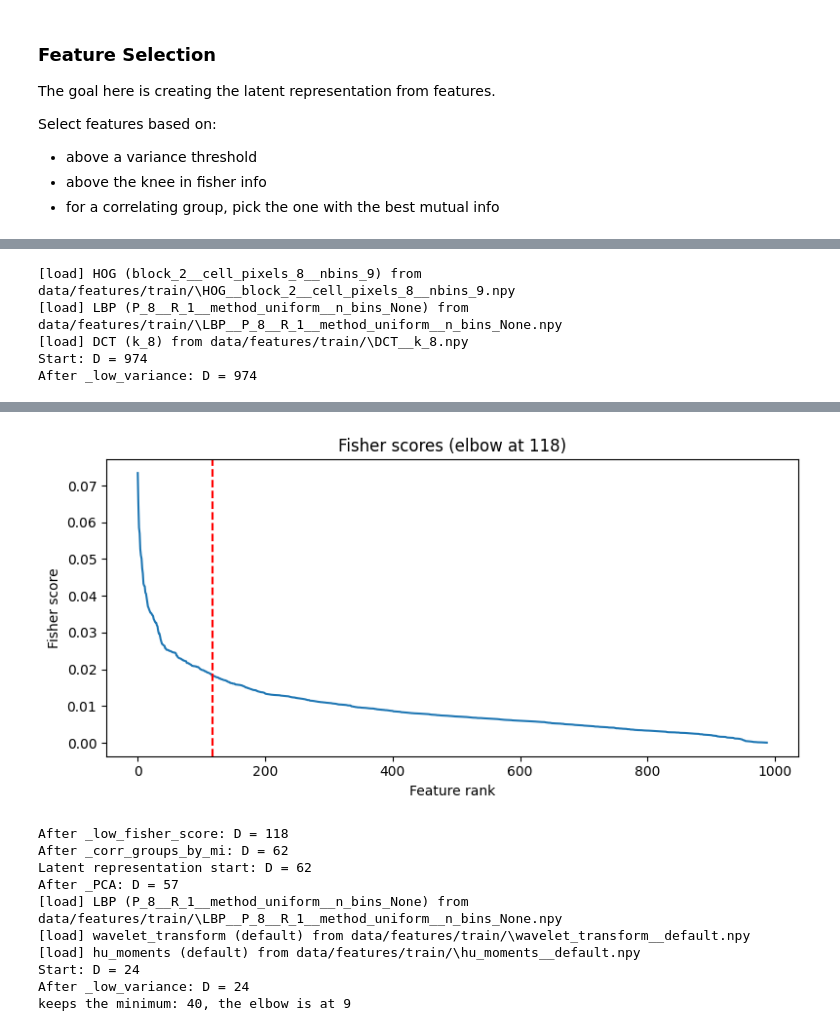
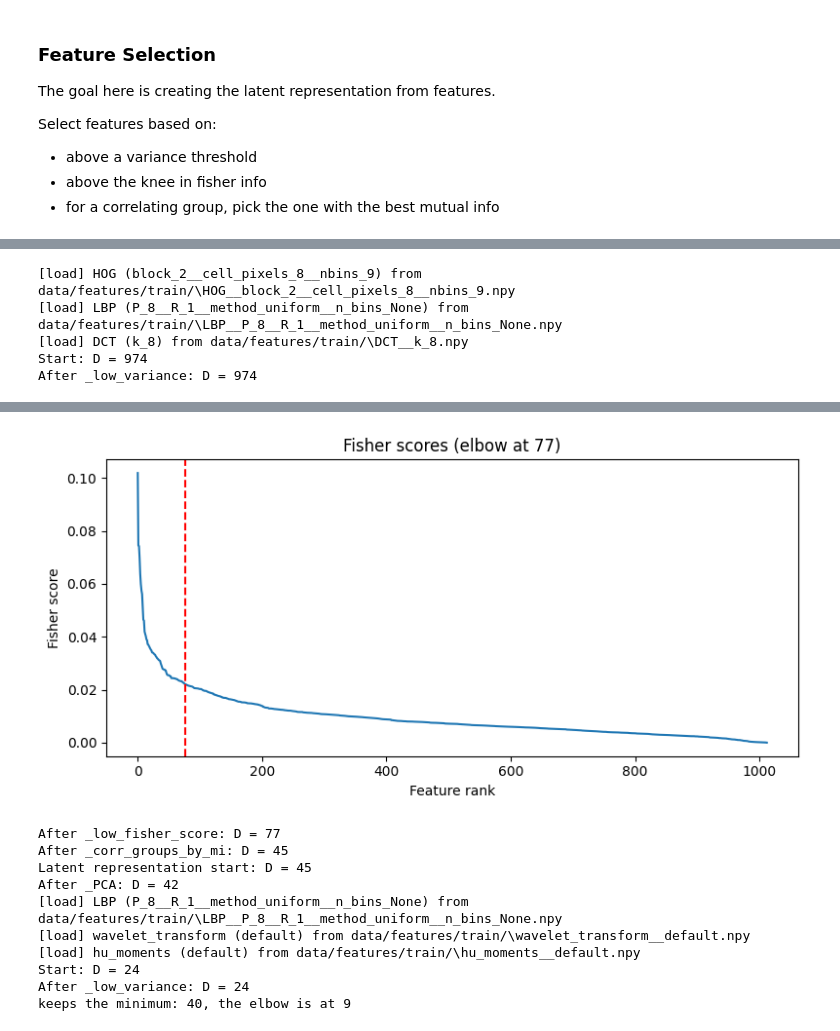
Before and after one commit to timoovz/group16_emotion_recognition, a Jupyter notebook: group16_emotion_recognition.ipynb, the cells around one changed output, grey strips where cells are left out. Cells and saved outputs as stored; diff of their text form; code cells hidden in the pictures.

```diff
--- a/group16_emotion_recognition.ipynb
+++ b/group16_emotion_recognition.ipynb
@@ -581,9 +621,10 @@ class Features:
             feats.append(F[:k, :k].ravel().astype(np.float32))
         return np.stack(feats, axis=0)
 
-    @feature
     def gabor(self, freqs: list[float] = [0.1], thetas: list[float] = [ np.pi/2]) -> np.ndarray:
-        """ Gabor filter bank (magnitude stats)
+        """
+        ---- Do not use this features because it takes way to long to compute --------
+        Gabor filter bank (magnitude stats)
         inputs:
         - freqs: cycles/pixel list
         - thetas: orientations in radians
@@ -859,16 +900,12 @@ selected_features_params = {
     "DCT": {
         "k": 8,
     },
-    # "gabor": {
-    #     "freqs": [0.1],
-    #     "thetas": [np.pi / 2],
-    # }, # takes way to long
     "wavelet_transform": {},
     "hu_moments": {},
-    # "zernike_moments": {
-    #     "degree": 8,
-    #     "use_magnitude": True,
-    # }, # takes very long
+    "zernike_moments": {
+        "degree": 8,
+        "use_magnitude": True,
+    }, # takes very long
 }
 extract_features = FeatureExtraction(selected_features_params)
 X_train_features = extract_features.get_features(X_train_augmented, "data/features/train/", verbose=True)
@@ -1192,42 +1236,39 @@ shared_selected_features_params = {
     "DCT": {
         "k": 8,
     },
-    # "gabor": {
-    #     "freqs": [0.1],
-    #     "thetas": [np.pi / 2],
-    # },  # takes way too long (45 min)
     "wavelet_transform": {},
     "hu_moments": {},
-    # "zernike_moments": {
-    #     "degree": 8,
-    #     "use_magnitude": True,
-    # },  # takes quite long
+    "zernike_moments": {
+        "degree": 8,
+        "use_magnitude": True,
+    },  # takes quite long
 }
 
-# according to description above
+# now according to description above ------- Experiment with these --------------------:
 # support vector machine
 SVM_used_features = {
-    "HOG": selected_features_params["HOG"],
-    "LBP": selected_features_params["LBP"],
-    "DCT": selected_features_params["DCT"],
+    "HOG": shared_selected_features_params["HOG"],
+    "LBP": shared_selected_features_params["LBP"],
+    "DCT": shared_selected_features_params["DCT"],
 }
 SVM_selection = {
     "_low_variance": {"threshold": 1e-3},
     "_low_fisher_score": {"keep_minimum_d": 30},
     "_corr_groups_by_mi": {"corr_threshold": 0.90},
 }
-SVM_latent_building = {"_PCA": {"n_components": 30}} # if float between 0-1 it is how much variance to keep; if an integers it is how many components to keep
+SVM_latent_building = {"_PCA": {"n_components": 20}} # if float between 0-1 it is how much variance to keep; if an integers it is how many components to keep
 
 # Multi layer perceptron
 MLP_used_features = {
-    "HOG": selected_features_params["HOG"],
-    "LBP": selected_features_params["LBP"],
-    "DCT": selected_features_params["DCT"],
-    "wavelet_transform": selected_features_params["wavelet_transform"],
-    "hu_moments": selected_features_params["hu_moments"],
+    "HOG": shared_selected_features_params["HOG"],
+    "LBP": shared_selected_features_params["LBP"],
+    "DCT": shared_selected_features_params["DCT"],
+    "wavelet_transform": shared_selected_features_params["wavelet_transform"],
+    "hu_moments": shared_selected_features_params["hu_moments"],
+    "zernike_moments": shared_selected_features_params["zernike_moments"]
 }
 MLP_selection = {
-    "_low_variance": {"threshold": 1e-3},
+    "_low_variance": {"threshold": 1e-2},
     "_low_fisher_score": {"keep_minimum_d": 50},
     "_corr_groups_by_mi": {"corr_threshold": 0.90},
 }
@@ -1235,12 +1276,12 @@ MLP_latent_building = {"_PCA": {"n_components": 0.99}}
 
 # Random Forest
 RF_used_features = {
-    "LBP": selected_features_params["LBP"],
-    "wavelet_transform": selected_features_params["wavelet_transform"],
-    "hu_moments": selected_features_params["hu_moments"],
+    "LBP": shared_selected_features_params["LBP"],
+    "wavelet_transform": shared_selected_features_params["wavelet_transform"],
+    "hu_moments": shared_selected_features_params["hu_moments"],
 }
 RF_selection = {
-    "_low_variance": {"threshold": 1e-3},
+    "_low_variance": {"threshold": 1e-2},
     "_low_fisher_score": {"keep_minimum_d": 40},
     "_corr_groups_by_mi": {"corr_threshold": 0.90},
 }
@@ -1248,15 +1289,17 @@ RF_latent_building = {"_PCA": {"n_components": 0.99}}
 
 # Fuzzy system
 Fuzzy_used_features = {
-    "wavelet_transform": selected_features_params["wavelet_transform"],
-    "hu_moments": selected_features_params["hu_moments"],
+    "wavelet_transform": shared_selected_features_params["wavelet_transform"],
+    "hu_moments": shared_selected_features_params["hu_moments"],
 }
 Fuzzy_selection = {
-    "_low_variance": {"threshold": 1e-3},
-    "_low_fisher_score": {"keep_minimum_d": 15},
+    "_low_variance": {"threshold": 1e-2},
+    "_low_fisher_score": {"keep_minimum_d": 9},
     "_corr_groups_by_mi": {"corr_threshold": 0.90},
 }
 Fuzzy_latent_building = {}
+
+## ----------------------------------------------------------
 
 latent_rep_builder = LatentRepresentationBuilding(X_train_augmented, Y_train_augmented, X_validation, Y_validation, X_test, Y_test, verbose=True)
 
@@ -1285,8 +1329,8 @@ After _low_variance: D = 988
-[figure, old version]
+[figure, new version]
-After _low_fisher_score: D = 118
-After _corr_groups_by_mi: D = 62
-Latent representation start: D = 62
-After _PCA: D = 57
+After _low_fisher_score: D = 77
+After _corr_groups_by_mi: D = 45
+Latent representation start: D = 45
+After _PCA: D = 42
 [load] LBP (P_8__R_1__method_uniform__n_bins_None) from data/features/train/\LBP__P_8__R_1__method_uniform__n_bins_None.npy
 [load] wavelet_transform (default) from data/features/train/\wavelet_transform__default.npy
 [load] hu_moments (default) from data/features/train/\hu_moments__default.npy
```
Also changed, not shown: parts of 12 cells of this notebook, 2 other files.
